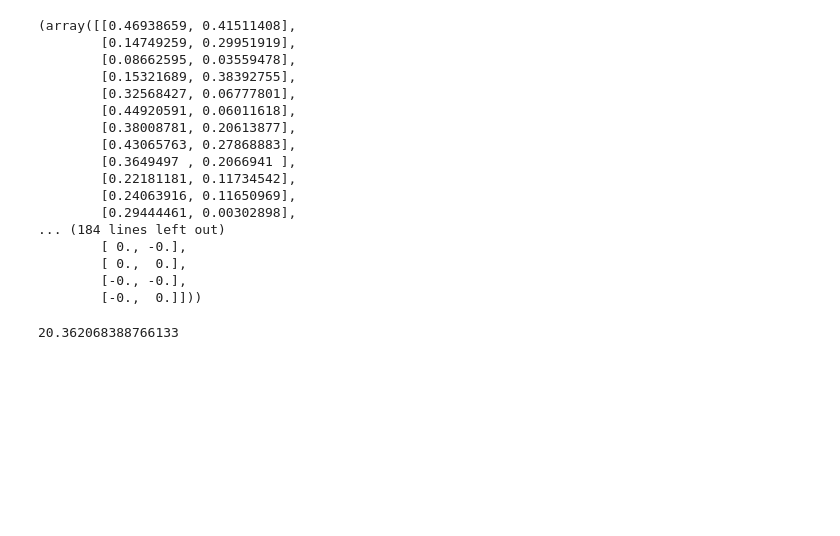
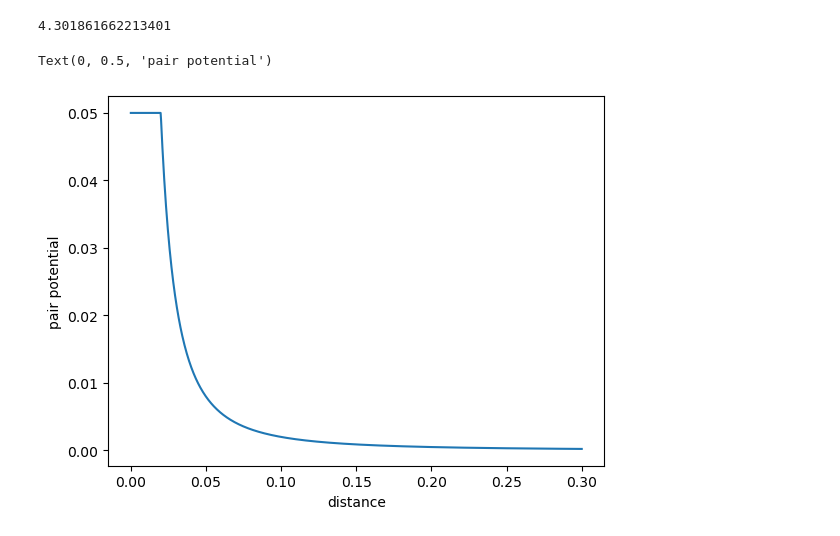
Before and after one commit to veszeli/hamiltonian_gas_dynamics_and_statistics, a Jupyter notebook: testing_notebook.ipynb, the cells around one changed output. Cells and saved outputs as stored; diff of their text form; code cells hidden in the pictures; blank space fills up the shorter version.

```diff
--- a/testing_notebook.ipynb
+++ b/testing_notebook.ipynb
@@ -15,37 +25,8 @@ box_size: float = 1.
 half_box_size: float = box_size/2
-# %%
-coordinates = (np.random.rand(num_particles, dimension)/2)
-momentums = 0*np.random.normal(0, 0.5, (num_particles, dimension))
-# coordinates = np.array([
-#     [0.21,0],
-#     [-0.2, 0],
-# ])
-# momentums = np.array([
-#     [-0.93, 0],
-#     [0.93, 0],
-# ])
-coordinates, momentums
-# %% [output]
-(array([[0.46938659, 0.41511408],
-        [0.14749259, 0.29951919],
-        [0.08662595, 0.03559478],
-        [0.15321689, 0.38392755],
-        [0.32568427, 0.06777801],
-        [0.44920591, 0.06011618],
-        [0.38008781, 0.20613877],
-        [0.43065763, 0.27868883],
-        [0.3649497 , 0.2066941 ],
-        [0.22181181, 0.11734542],
-        [0.24063916, 0.11650969],
-        [0.29444461, 0.00302898],
-... (184 lines left out)
-        [ 0., -0.],
-        [ 0.,  0.],
-        [-0., -0.],
-        [-0.,  0.]]))
 # %%
+# gas system with 1/d**2 like potential
 gas = HamiltonianGasSystem(m=1,
-                           outer_potential=gas_potential.SimpleQuadraticPotential(a=0),
+                           outer_potential=gas_potential.SimpleQuadraticPotential(a=0.5),
                            interaction=gas_interaction.M1Interaction(r0=0.02, u0=0.05),
                           )
 gas.initial_energy = gas.energy(coordinates, momentums)
@@ -53,5 +34,15 @@ print(gas.initial_energy)
 
 gas_dynamics = GasDynamics(gas.d_hamiltonian_d_coordinates, gas.d_hamiltonian_d_momentums, half_box_size)
 # %% [output]
-20.362068388766133
+4.301861662213401
+# %%
+# interaction potential
+xs = np.linspace(0.0001,0.3,1000)
+ys = [gas.interaction.pair_potential(0, x) for x in xs]
+plt.plot(xs, ys)
+plt.xlabel("distance")
+plt.ylabel("pair potential")
+# %% [output]
+Text(0, 0.5, 'pair potential')
+[figure, added]
 # %%
```
Also changed, not shown: parts of 7 cells of this notebook.
